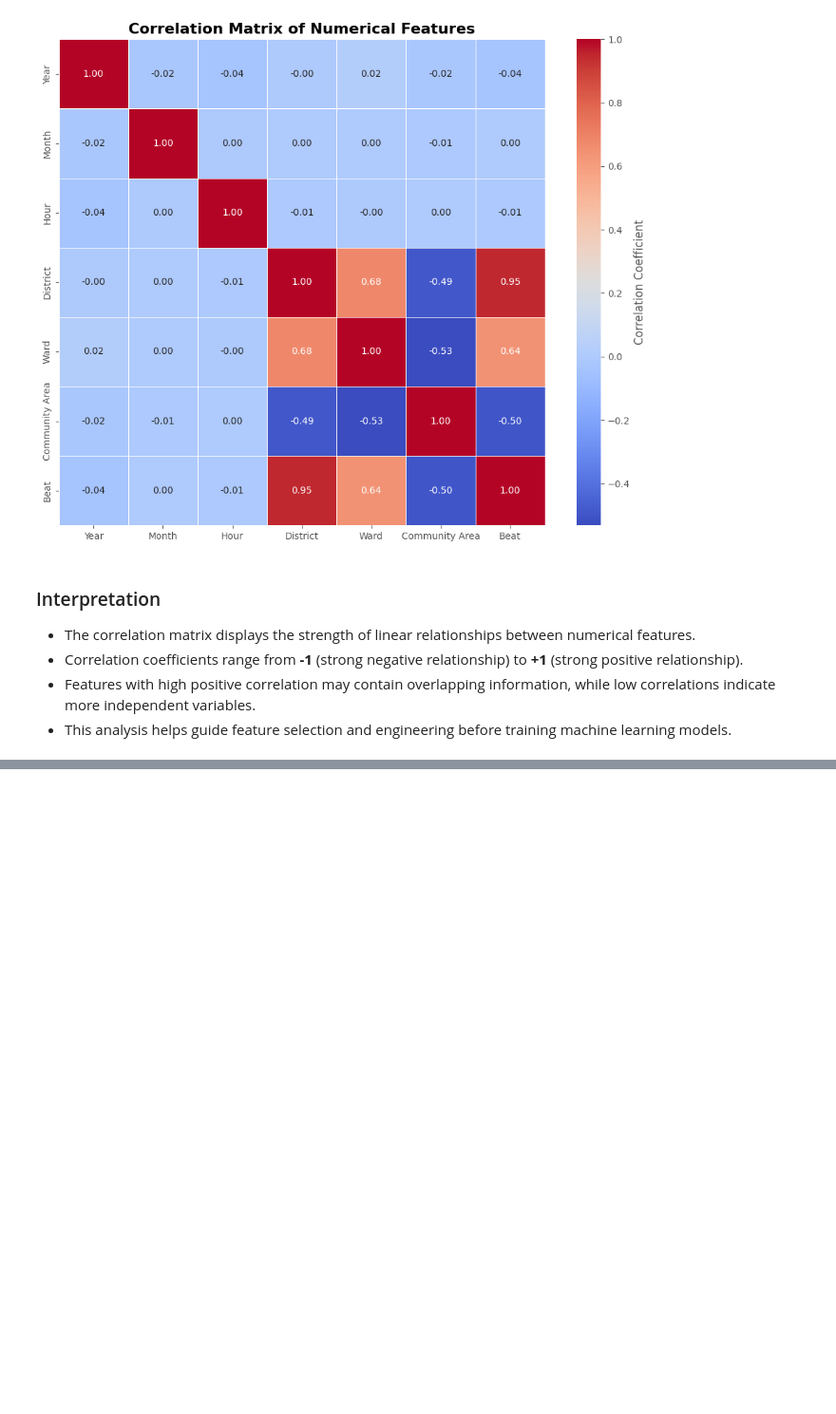
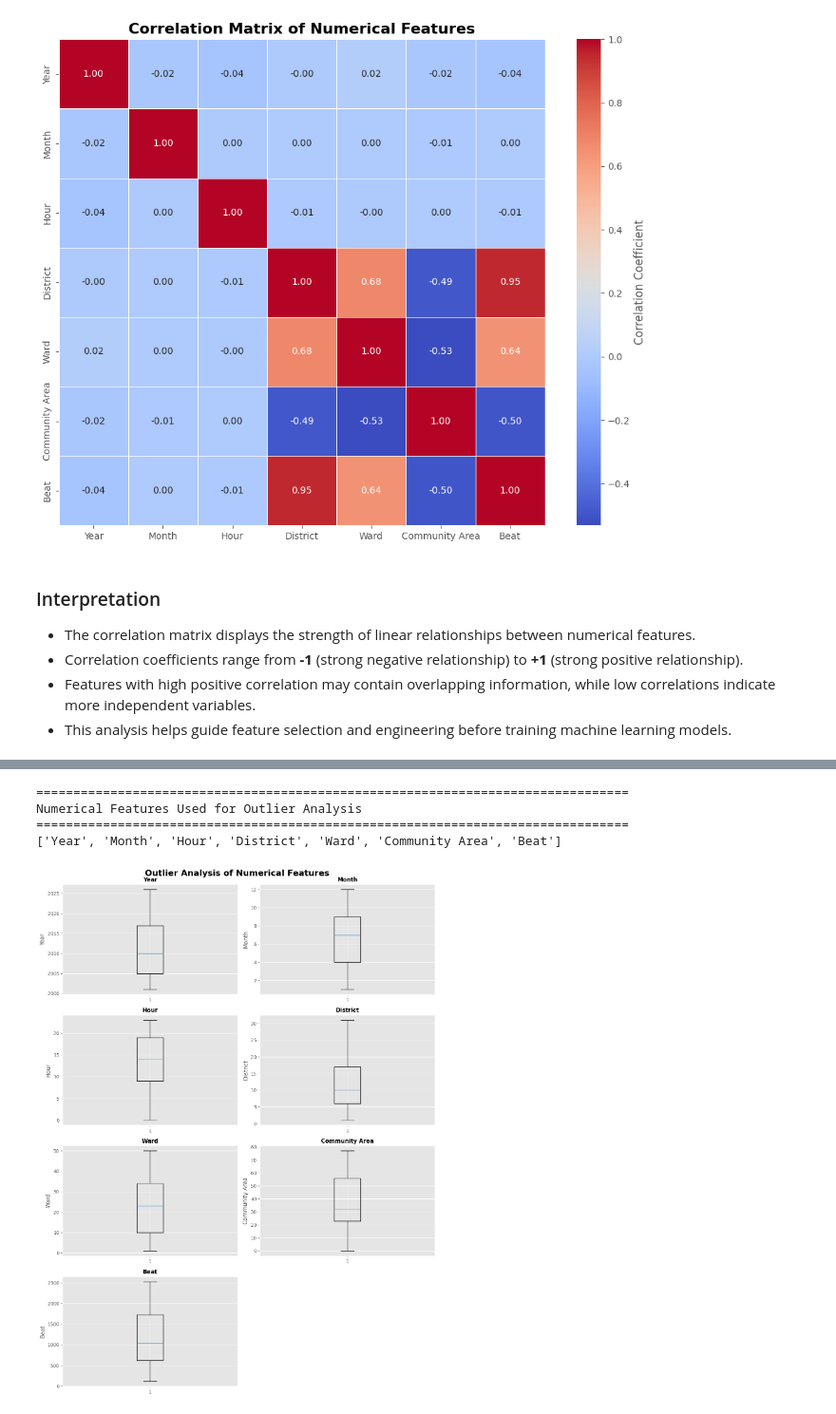
Before and after one commit to arnavon2005/Army_Provost_ML_Project, a Jupyter notebook: 04_Exploratory_Data_Analysis.ipynb, the cells around one changed output, grey strips where cells are left out. Shown at 95% size. Drawn from its saved outputs; the diff is of its cells as text; code cells hidden in the pictures; blank space fills up the shorter version.

Commit message:
feat(EDA): add outlier analysis of numerical features using boxplots

```diff
--- a/04_Exploratory_Data_Analysis.ipynb
+++ b/04_Exploratory_Data_Analysis.ipynb
@@ -1798,0 +1816,77 @@ plt.show()
+# %%
+# ============================================
+# Outlier Analysis
+# ============================================
+
+numeric_columns = [
+    "Year",
+    "Month",
+    "Day",
+    "Hour",
+    "District",
+    "Ward",
+    "Community Area",
+    "Beat"
+]
+
+numeric_columns = [
+    col for col in numeric_columns
+    if col in chicago_df.columns
+]
+
+print("=" * 80)
+print("Numerical Features Used for Outlier Analysis")
+print("=" * 80)
+
+print(numeric_columns)
+# %% [output]
+================================================================================
+Numerical Features Used for Outlier Analysis
+================================================================================
+['Year', 'Month', 'Hour', 'District', 'Ward', 'Community Area', 'Beat']
+# %%
+# ============================================
+# Boxplots
+# ============================================
+
+import math
+
+n_cols = 2
+n_rows = math.ceil(len(numeric_columns) / n_cols)
+
+fig, axes = plt.subplots(
+    n_rows,
+    n_cols,
+    figsize=(12, 4 * n_rows)
+)
+
+axes = axes.flatten()
+
+for i, column in enumerate(numeric_columns):
+
+    axes[i].boxplot(chicago_df[column].dropna(), vert=True)
+
+    axes[i].set_title(column, fontsize=12, fontweight="bold")
+    axes[i].set_ylabel(column)
+
+# Remove unused axes (if any)
+for j in range(i + 1, len(axes)):
+    fig.delaxes(axes[j])
+
+plt.suptitle(
+    "Outlier Analysis of Numerical Features",
+    fontsize=18,
+    fontweight="bold"
+)
+
+plt.tight_layout()
+
+plt.savefig(
+    FIGURES_PATH + "/numerical_feature_boxplots.png",
+    dpi=300,
+    bbox_inches="tight"
+)
+
+plt.show()
+# %% [output]
+[figure, added]
```
Also changed, not shown: parts of 2 cells of this notebook.
